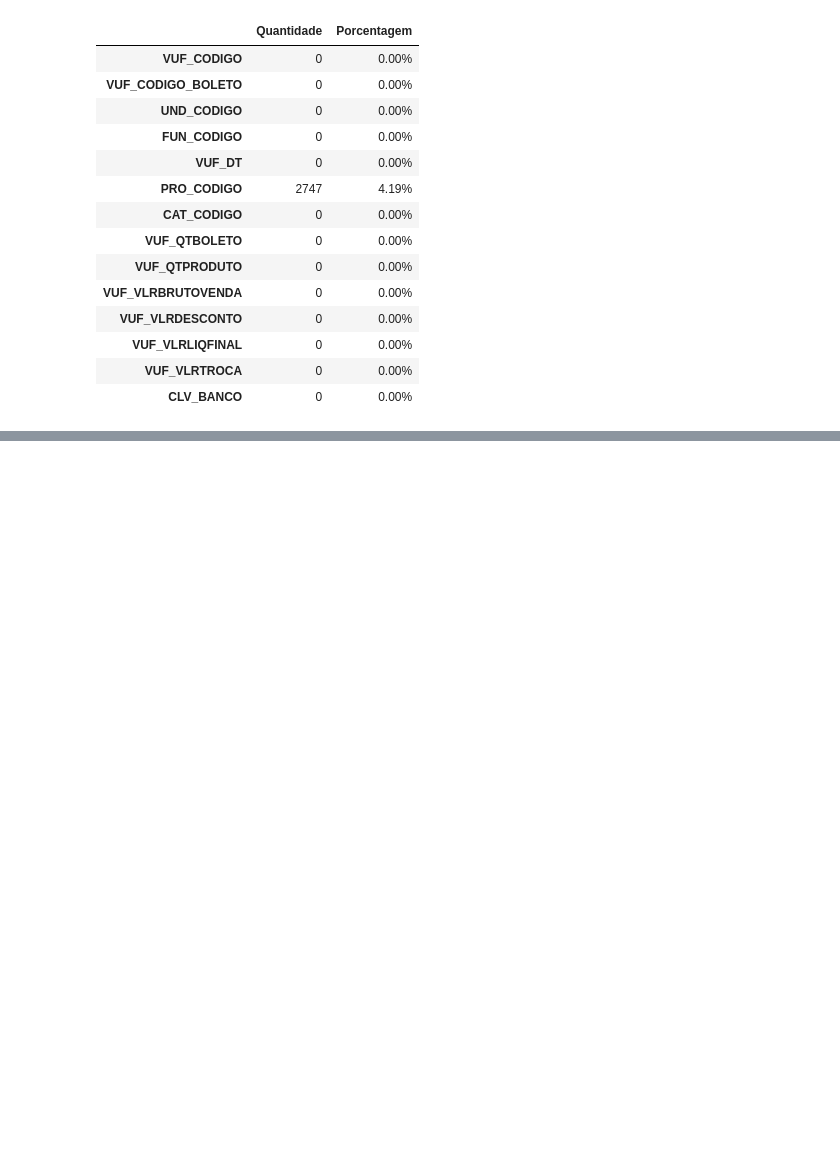
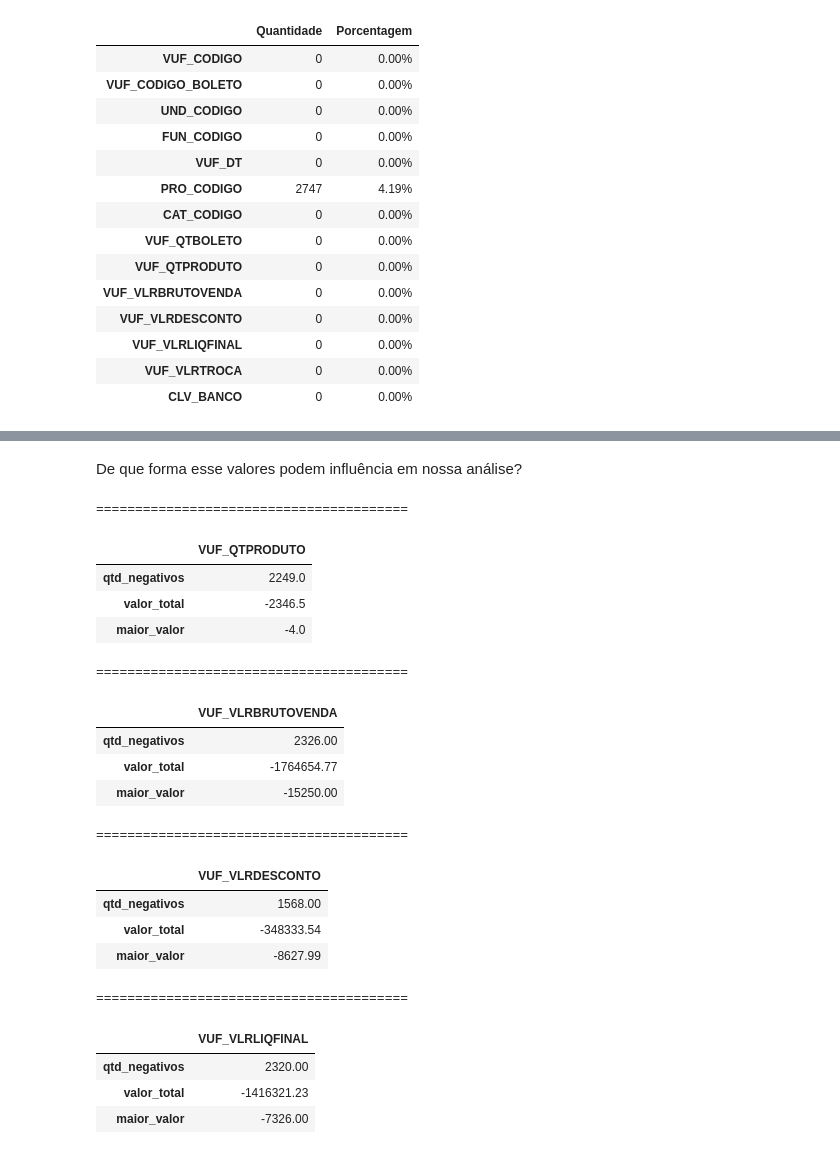
Before and after one commit to SamuelBarbosaDev/Casting, a Jupyter notebook: notebooks/exploratory_analysis.ipynb, the cells around one changed output, grey strips where cells are left out. Saved outputs shown, nothing was run; the diff lists cells and outputs as text; code cells hidden in the pictures; blank space fills up the shorter version.

Commit message:
feat: Achamos valores negativos em notebooks/exploratory_analysis

```diff
--- a/notebooks/exploratory_analysis.ipynb
+++ b/notebooks/exploratory_analysis.ipynb
@@ -118,0 +140,14 @@ casting.verificando_valores_nulos(
+# %%
+colunas = [
+    'VUF_QTPRODUTO',
+    'VUF_VLRBRUTOVENDA',
+    'VUF_VLRDESCONTO',
+    'VUF_VLRLIQFINAL',
+]
+
+for coluna in colunas:
+    valores_negativos = df[(df[coluna] < 0)]
+
+    print('==='*40)
+    print(f'Coluna - {coluna}:')
+    display(valores_negativos.head(2))
@@ -118,0 +175,35 @@ casting.verificando_valores_nulos(
+# %% [markdown]
+De que forma esse valores podem influência em nossa análise?
+# %%
+for coluna in colunas:
+    valores_negativos = df[(df[coluna] < 0)]
+
+    descrição = {
+        'qtd_negativos': valores_negativos.shape[0],
+        'valor_total': valores_negativos[[coluna]].sum(),
+        'maior_valor': valores_negativos[[coluna]].min()
+    }
+    print('=='*20)
+    df_descrição = pd.DataFrame(descrição)
+    display(df_descrição.T)
+# %% [output]
+========================================
+|  | VUF_QTPRODUTO |
+| qtd_negativos | 2249.0 |
+| valor_total | -2346.5 |
+| maior_valor | -4.0 |
+========================================
+|  | VUF_VLRBRUTOVENDA |
+| qtd_negativos | 2326.00 |
+| valor_total | -1764654.77 |
+| maior_valor | -15250.00 |
+========================================
+|  | VUF_VLRDESCONTO |
+| qtd_negativos | 1568.00 |
+| valor_total | -348333.54 |
+| maior_valor | -8627.99 |
+========================================
+|  | VUF_VLRLIQFINAL |
+| qtd_negativos | 2320.00 |
+| valor_total | -1416321.23 |
+| maior_valor | -7326.00 |
```
Also changed, not shown: parts of 4 cells of this notebook.
